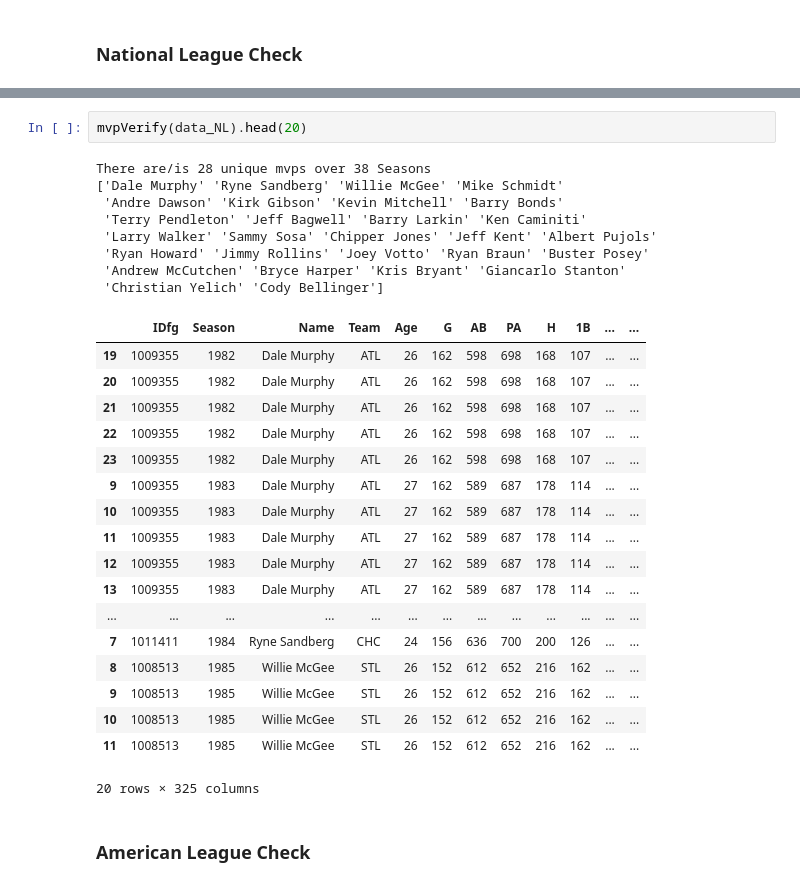
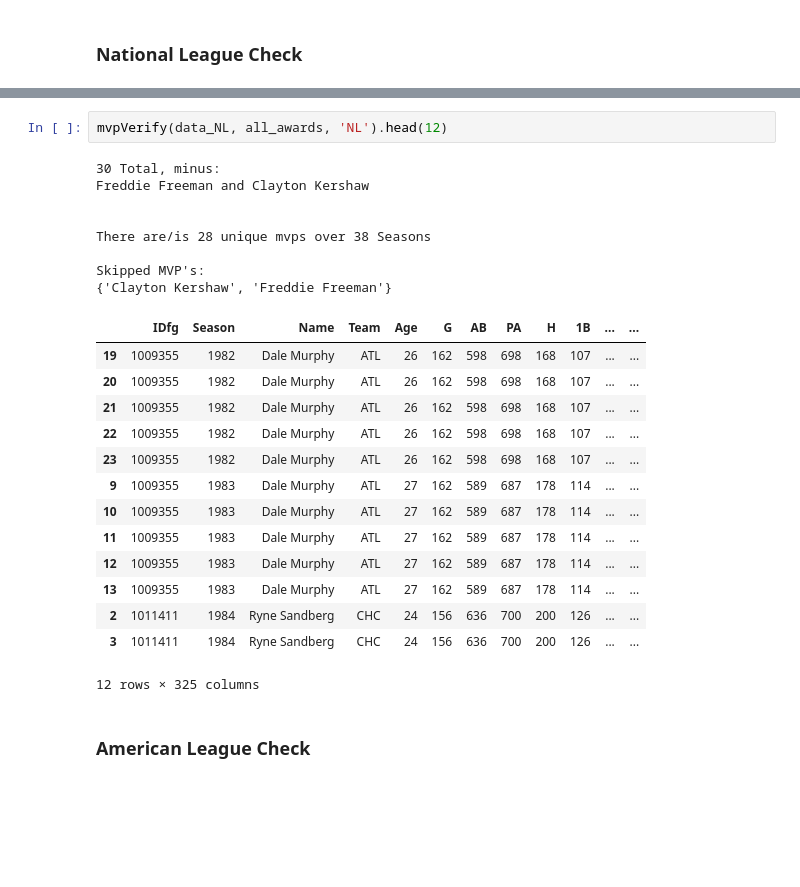
Before and after one commit to lbp12/Moneyball, a Jupyter notebook: Clean_and_Connection.ipynb, the cells around one changed output, grey strips where cells are left out. Saved outputs shown, nothing was run; the diff lists cells and outputs as text; blank space fills up the shorter version.

```diff
--- a/Clean_and_Connection.ipynb
+++ b/Clean_and_Connection.ipynb
@@ -62,31 +46,27 @@ array(['Dale Murphy', 'Ryne Sandberg', 'Willie Mcgee', 'Mike Schmidt',
 # %%
-mvpVerify(data_NL).head(20)
+mvpVerify(data_NL, all_awards, 'NL').head(12)
 # %% [output]
+30 Total, minus:
+Freddie Freeman and Clayton Kershaw
+
+
 There are/is 28 unique mvps over 38 Seasons
-['Dale Murphy' 'Ryne Sandberg' 'Willie McGee' 'Mike Schmidt'
- 'Andre Dawson' 'Kirk Gibson' 'Kevin Mitchell' 'Barry Bonds'
- 'Terry Pendleton' 'Jeff Bagwell' 'Barry Larkin' 'Ken Caminiti'
- 'Larry Walker' 'Sammy Sosa' 'Chipper Jones' 'Jeff Kent' 'Albert Pujols'
- 'Ryan Howard' 'Jimmy Rollins' 'Joey Votto' 'Ryan Braun' 'Buster Posey'
- 'Andrew McCutchen' 'Bryce Harper' 'Kris Bryant' 'Giancarlo Stanton'
- 'Christian Yelich' 'Cody Bellinger']
+
+Skipped MVP's:
+{'Clayton Kershaw', 'Freddie Freeman'}
 |  | IDfg | Season | Name | Team | Age | G | AB | PA | H | 1B | ... | ... |
 | 19 | 1009355 | 1982 | Dale Murphy | ATL | 26 | 162 | 598 | 698 | 168 | 107 | ... | ... |
 | 20 | 1009355 | 1982 | Dale Murphy | ATL | 26 | 162 | 598 | 698 | 168 | 107 | ... | ... |
 | 21 | 1009355 | 1982 | Dale Murphy | ATL | 26 | 162 | 598 | 698 | 168 | 107 | ... | ... |
 | 22 | 1009355 | 1982 | Dale Murphy | ATL | 26 | 162 | 598 | 698 | 168 | 107 | ... | ... |
 | 23 | 1009355 | 1982 | Dale Murphy | ATL | 26 | 162 | 598 | 698 | 168 | 107 | ... | ... |
 | 9 | 1009355 | 1983 | Dale Murphy | ATL | 27 | 162 | 589 | 687 | 178 | 114 | ... | ... |
 | 10 | 1009355 | 1983 | Dale Murphy | ATL | 27 | 162 | 589 | 687 | 178 | 114 | ... | ... |
 | 11 | 1009355 | 1983 | Dale Murphy | ATL | 27 | 162 | 589 | 687 | 178 | 114 | ... | ... |
 | 12 | 1009355 | 1983 | Dale Murphy | ATL | 27 | 162 | 589 | 687 | 178 | 114 | ... | ... |
 | 13 | 1009355 | 1983 | Dale Murphy | ATL | 27 | 162 | 589 | 687 | 178 | 114 | ... | ... |
-| ... | ... | ... | ... | ... | ... | ... | ... | ... | ... | ... | ... | ... |
-| 7 | 1011411 | 1984 | Ryne Sandberg | CHC | 24 | 156 | 636 | 700 | 200 | 126 | ... | ... |
-| 8 | 1008513 | 1985 | Willie McGee | STL | 26 | 152 | 612 | 652 | 216 | 162 | ... | ... |
-| 9 | 1008513 | 1985 | Willie McGee | STL | 26 | 152 | 612 | 652 | 216 | 162 | ... | ... |
-| 10 | 1008513 | 1985 | Willie McGee | STL | 26 | 152 | 612 | 652 | 216 | 162 | ... | ... |
-| 11 | 1008513 | 1985 | Willie McGee | STL | 26 | 152 | 612 | 652 | 216 | 162 | ... | ... |
+| 2 | 1011411 | 1984 | Ryne Sandberg | CHC | 24 | 156 | 636 | 700 | 200 | 126 | ... | ... |
+| 3 | 1011411 | 1984 | Ryne Sandberg | CHC | 24 | 156 | 636 | 700 | 200 | 126 | ... | ... |
-20 rows × 325 columns
+12 rows × 325 columns
 # %% [markdown]
 ### American League Check
```
Also changed, not shown: parts of 4 cells of this notebook, 1 other file.
